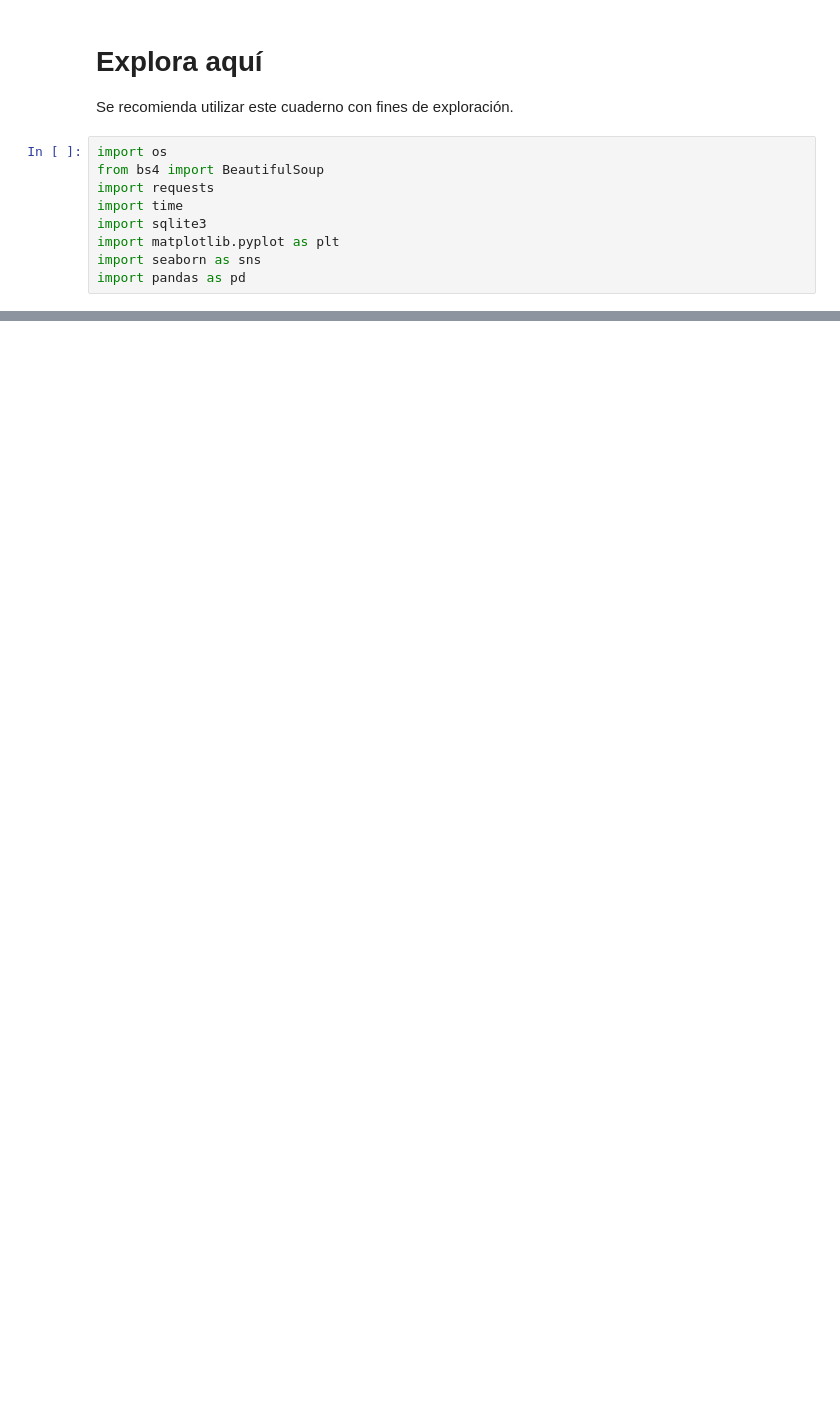
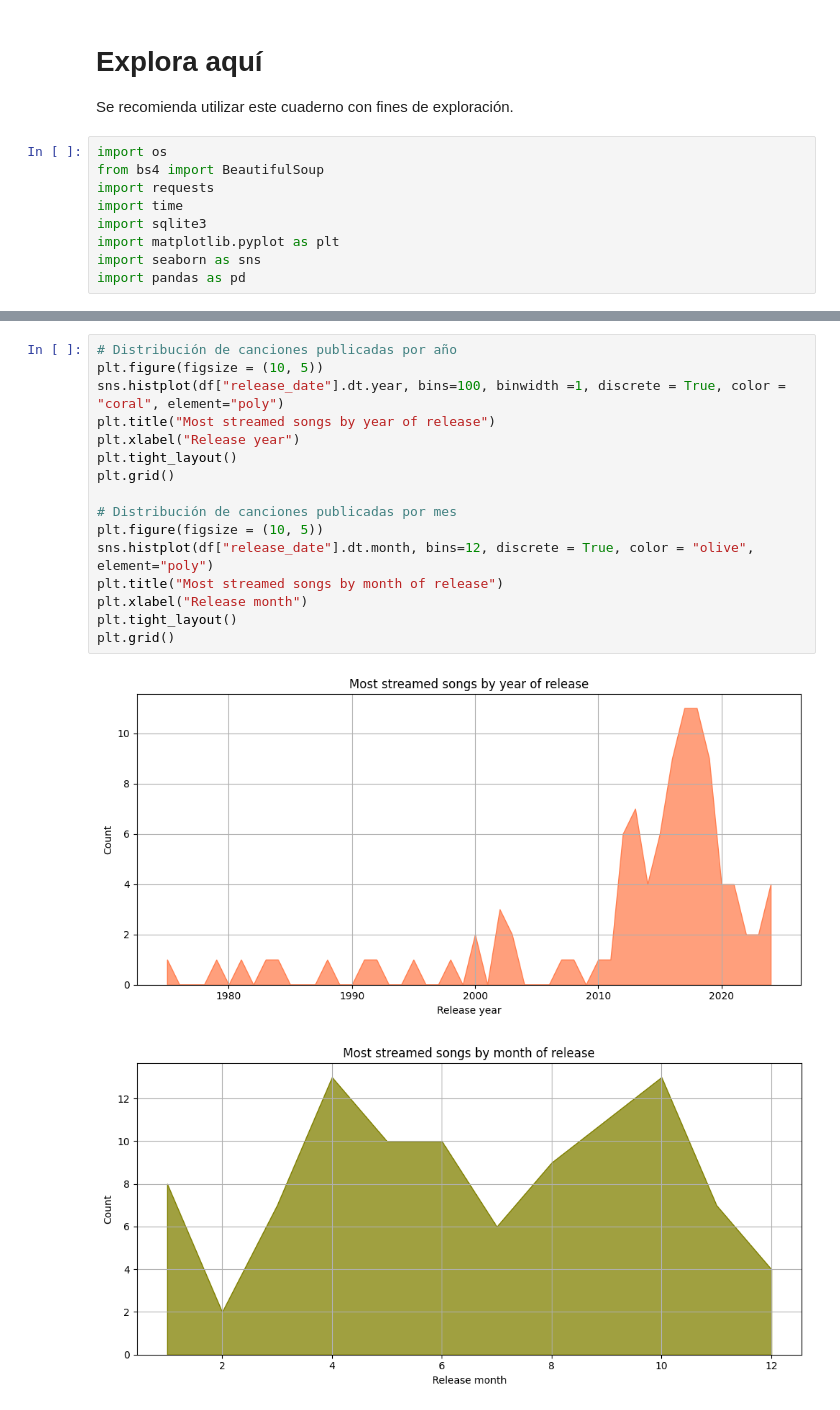
Before and after one commit to plorenab/plorenab_web-scraping-project-tutorial, a Jupyter notebook: src/explore.es.ipynb, the cells around one changed output, grey strips where cells are left out. Drawn from its saved outputs; the diff is of its cells as text; blank space fills up the shorter version.

```diff
--- a/src/explore.es.ipynb
+++ b/src/explore.es.ipynb
@@ -118,0 +226,19 @@ See the caveats in the documentation: https://pandas.pydata.org/pandas-docs/stab
+# %%
+# Distribución de canciones publicadas por año
+plt.figure(figsize = (10, 5))
+sns.histplot(df["release_date"].dt.year, bins=100, binwidth =1, discrete = True, color = "coral", element="poly")
+plt.title("Most streamed songs by year of release")
+plt.xlabel("Release year")
+plt.tight_layout()
+plt.grid()
+
+# Distribución de canciones publicadas por mes
+plt.figure(figsize = (10, 5))
+sns.histplot(df["release_date"].dt.month, bins=12, discrete = True, color = "olive", element="poly")
+plt.title("Most streamed songs by month of release")
+plt.xlabel("Release month")
+plt.tight_layout()
+plt.grid()
+# %% [output]
+[figure, added]
+[figure, added]
```
Also changed, not shown: parts of 12 cells of this notebook, 3 other files.
